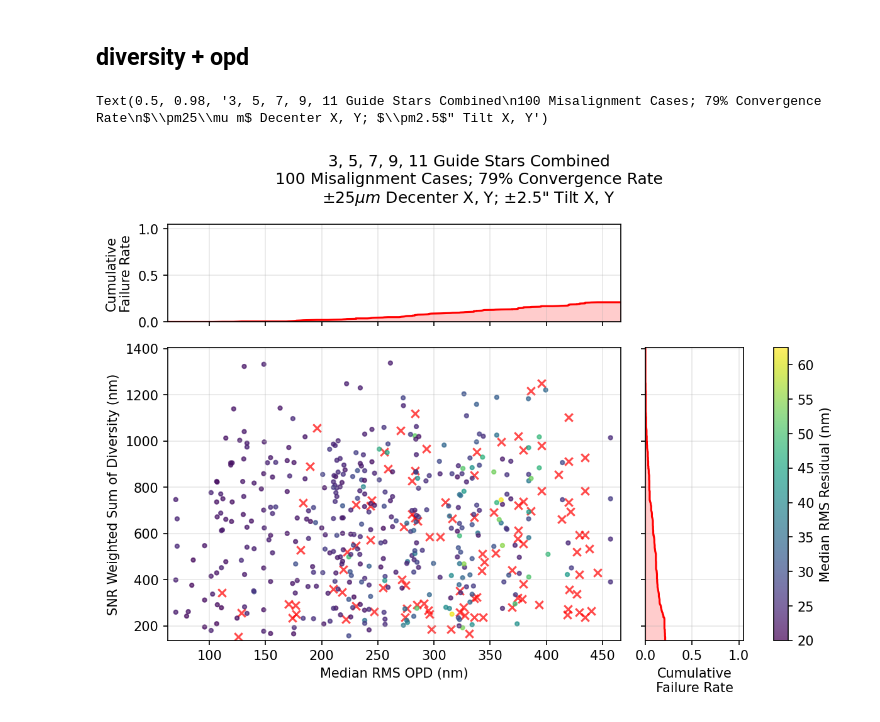
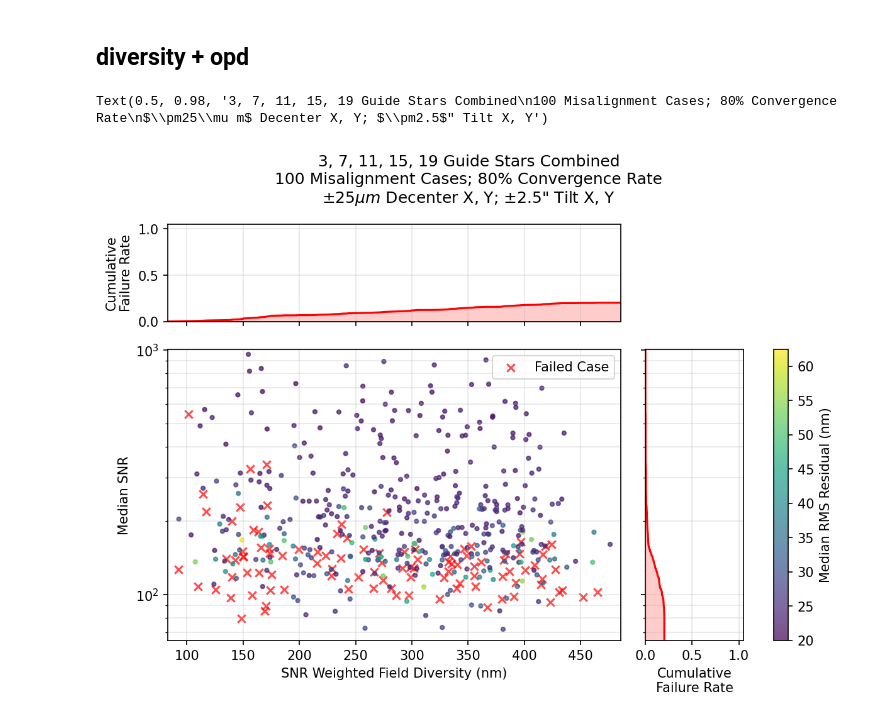
Before and after one commit to zhangderby/ffpr, a Jupyter notebook: figures.ipynb, the cells around one changed output. Drawn from its saved outputs; the diff is of its cells as text; code cells hidden in the pictures.

```diff
--- a/figures.ipynb
+++ b/figures.ipynb
@@ -383,7 +395,16 @@ xs = []
 ys = []
 cs = []
 
-for x, y, c in zip(median_rms_truth, weighted_sum_diversity, median_rms_residual):
+# for x, y, c in zip(median_rms_truth, weighted_sum_diversity, median_rms_residual):
+#     if c < 62.5:
+#         xs.append(float(x))
+#         ys.append(float(y))
+#         cs.append(float(c))
+#     else:
+#         fails_x.append(float(x))
+#         fails_y.append(float(y))
+
+for x, y, c in zip(weighted_sum_diversity, median_snr, median_rms_residual):
     if c < 62.5:
         xs.append(float(x))
         ys.append(float(y))
@@ -464,39 +485,42 @@ fig, axs = plt.subplot_mosaic([['histx', 'poop'],
 axs['poop'].set_axis_off()
 
 ax = axs['scatter']
-ax.scatter(fails_x, fails_y, c='r', alpha=0.7, marker='x')
+ax.scatter(fails_x, fails_y, c='r', alpha=0.7, marker='x', label='Failed Case')
 s = ax.scatter(xs, ys, c=cs, alpha=0.7, marker='.')
+ax.set_yscale('log')
 s.set_clim([cmin, cmax])
-ax.set_xlabel('Median RMS OPD (nm)')
-ax.set_ylabel('SNR Weighted Sum of Diversity (nm)')
+ax.set_xlabel('SNR Weighted Field Diversity (nm)')
+ax.set_ylabel('Median SNR')
 ax.set_xlim([xmin , xmax ])
 ax.set_ylim([ymin , ymax ])
 ax.grid(which='both', alpha=0.3)
+ax.legend(loc='upper right')
 
 plt.colorbar(s, ax=axs['histy'], pad=0.2, label='Median RMS Residual (nm)')
 
 ax = axs['histx']
 ax.plot(cdf_x, cdf_opd, color='r')
 ax.fill_between(cdf_x, cdf_opd, alpha=0.2, color='r')
 # ax.hist(np.array(fails_x).get(), bins=40, color='r')
 ax.tick_params(axis='x', labelbottom=False)
 ax.set_ylabel('Cumulative\nFailure Rate')
 ax.set_xlim([xmin , xmax ])
 ax.set_ylim([0, 1.05])
 ax.grid(which='both', alpha=0.3)
 
 ax = axs['histy']
 ax.plot(cdf_snr, cdf_y, color='r')
 ax.fill_betweenx(cdf_y, cdf_snr, alpha=0.2, color='r')
+ax.set_yscale('log')
 # ax.hist(np.array(fails_y).get(), bins=20, color='r', orientation='horizontal')
 ax.tick_params(axis='y', labelleft=False)
 ax.set_xticks([0, 0.5, 1])
 ax.set_xlabel('Cumulative\nFailure Rate')
 ax.set_ylim([ymin , ymax ])
 ax.set_xlim([0, 1.05])
 ax.grid(which='both', alpha=0.3)
 
-fig.suptitle(f'3, 5, 7, 9, 11 Guide Stars Combined\n{len(data):02.0f} Misalignment Cases; {len(cs) / 500 * 100:02.0f}% Convergence Rate\n$\pm25\mu m$ Decenter X, Y; $\pm2.5$" Tilt X, Y')
+fig.suptitle(f'3, 7, 11, 15, 19 Guide Stars Combined\n{len(data):02.0f} Misalignment Cases; {len(cs) / 500 * 100:02.0f}% Convergence Rate\n$\pm25\mu m$ Decenter X, Y; $\pm2.5$" Tilt X, Y')
 # %% [output]
-Text(0.5, 0.98, '3, 5, 7, 9, 11 Guide Stars Combined\n100 Misalignment Cases; 79% Convergence Rate\n$\\pm25\\mu m$ Decenter X, Y; $\\pm2.5$" Tilt X, Y')
+Text(0.5, 0.98, '3, 7, 11, 15, 19 Guide Stars Combined\n100 Misalignment Cases; 80% Convergence Rate\n$\\pm25\\mu m$ Decenter X, Y; $\\pm2.5$" Tilt X, Y')
-[figure, old version]
+[figure, new version]
```
Also changed, not shown: parts of 6 cells of this notebook, 14 other files.
